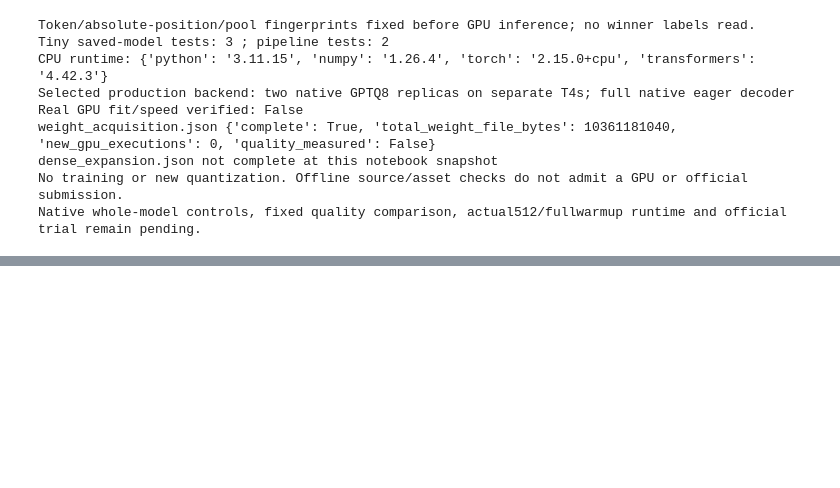
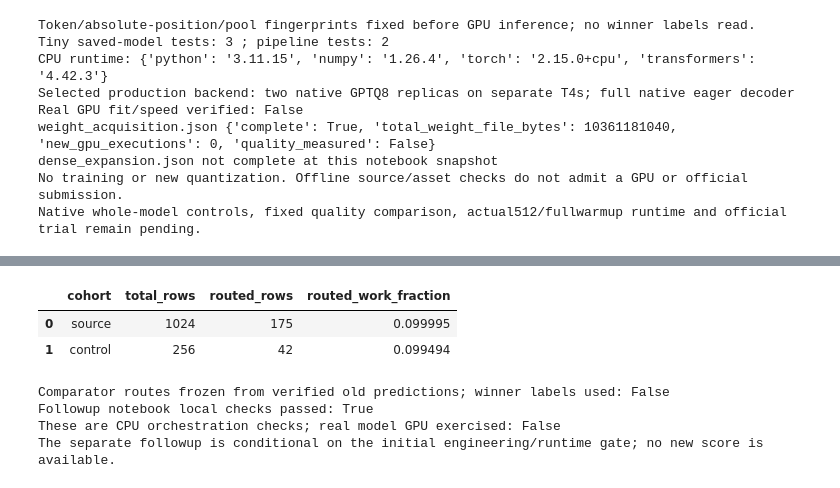
Before and after one commit to tarstars/llm_classification_finetuning, a Jupyter notebook: notebooks/31_classifier_mirror_audit.ipynb, the cells around one changed output, grey strips where cells are left out. Drawn from its saved outputs; the diff is of its cells as text; code cells hidden in the pictures; blank space fills up the shorter version.

Commit message:
Prepare and rehearse fixed H65 quality followup while assets upload

```diff
--- a/notebooks/31_classifier_mirror_audit.ipynb
+++ b/notebooks/31_classifier_mirror_audit.ipynb
@@ -105,3 +105,20 @@ weight_acquisition.json {'complete': True, 'total_weight_file_bytes': 1036118104
 dense_expansion.json not complete at this notebook snapshot
 No training or new quantization. Offline source/asset checks do not admit a GPU or official submission.
 Native whole-model controls, fixed quality comparison, actual512/fullwarmup runtime and official trial remain pending.
+# %%
+for name in ['asset_upload.json','upload_live_observation.json']:
+ if (PUB/name).exists():
+  r=read(name)
+  print(name,{k:r[k] for k in ['at','dataset','ready','status','process_exists','last_observed_open_file',
+    'last_observed_file_read_position_bytes','file_total_bytes','service_ready_unproven'] if k in r})
+if (PUB/'quality_preparation.json').exists():
+ q=read('quality_preparation.json')
+ display(pd.DataFrame([{'cohort':name,'total_rows':r['rows'],'routed_rows':r['selected_rows'],
+  'routed_work_fraction':r['work_fraction']} for name,r in q['routes'].items()]))
+ print('Comparator routes frozen from verified old predictions; winner labels used:',q['uses_winner_labels'])
+if (PUB/'classifier_followup_cell_rehearsals.json').exists():
+ r=read('classifier_followup_cell_rehearsals.json')
+ print('Followup notebook local checks passed:',r['passed'])
+ print('These are CPU orchestration checks; real model GPU exercised:',r['real_model_gpu_exercised'])
+print('The separate followup is conditional on the initial engineering/runtime gate; no new score is available.')
+# %% [output]
@@ -107,0 +126,7 @@ Native whole-model controls, fixed quality comparison, actual512/fullwarmup runt
+|  | cohort | total_rows | routed_rows | routed_work_fraction |
+| 0 | source | 1024 | 175 | 0.099995 |
+| 1 | control | 256 | 42 | 0.099494 |
+Comparator routes frozen from verified old predictions; winner labels used: False
+Followup notebook local checks passed: True
+These are CPU orchestration checks; real model GPU exercised: False
+The separate followup is conditional on the initial engineering/runtime gate; no new score is available.
```
Also changed, not shown: parts of 1 cell of this notebook, 15 other files.
